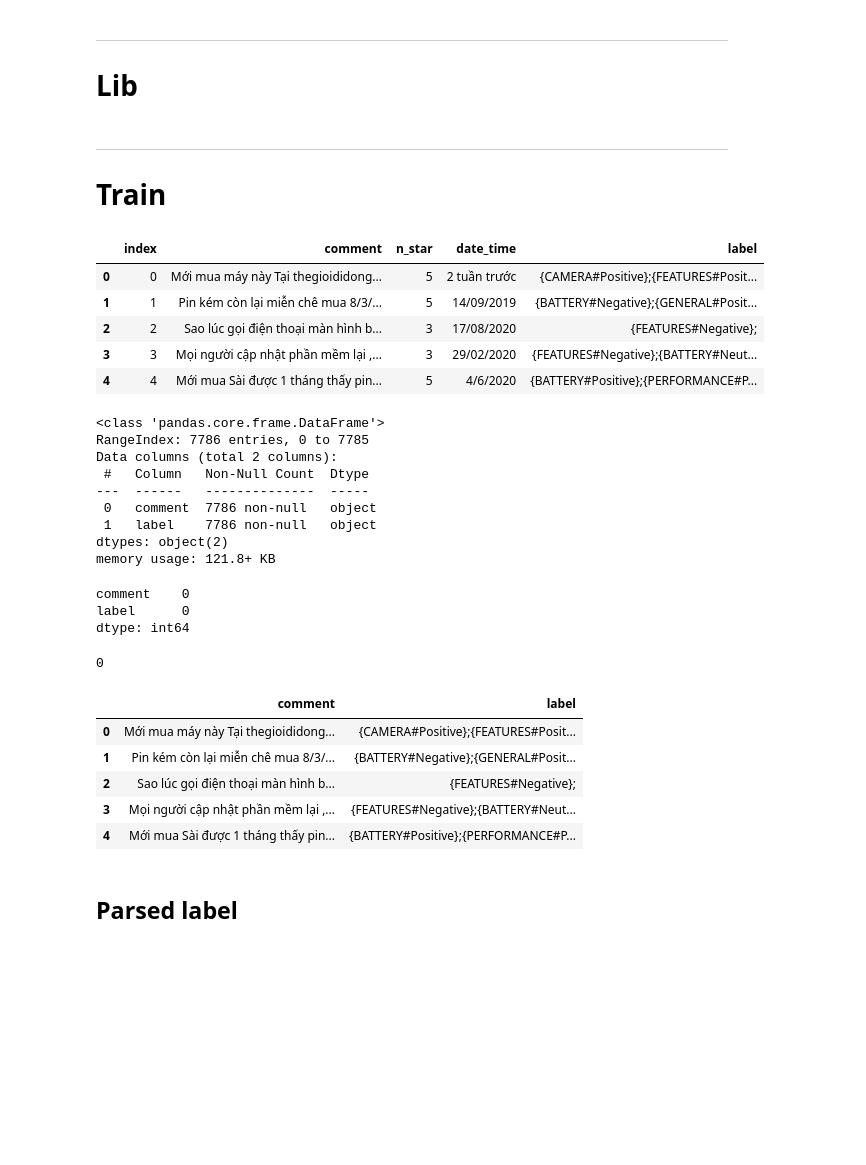
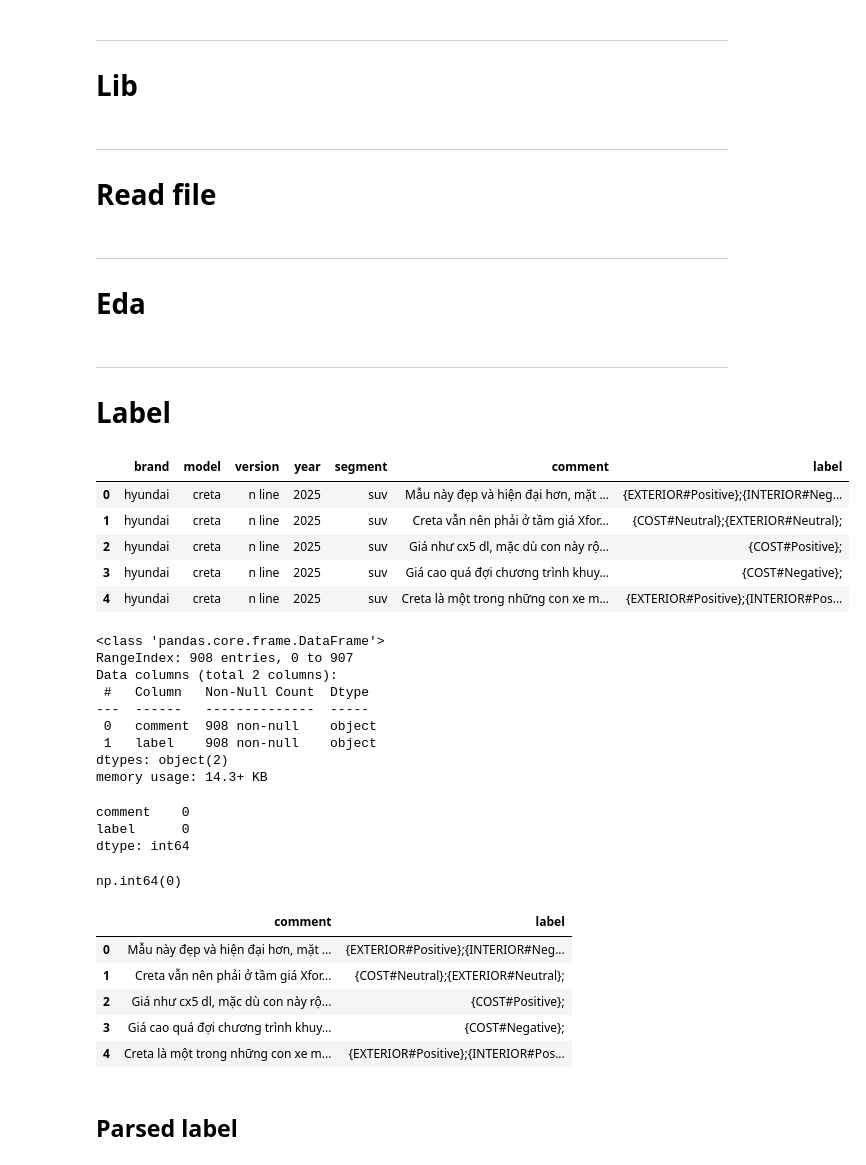
Before and after one commit to Avcuongy/nlp-project, a Jupyter notebook: notebooks/1_eda.ipynb, the cells around one changed output. Cells and saved outputs as stored; diff of their text form; code cells hidden in the pictures; blank space fills up the shorter version.

```diff
--- a/notebooks/1_eda.ipynb
+++ b/notebooks/1_eda.ipynb
@@ -15,7 +15,18 @@ import re
 from sklearn.preprocessing import MultiLabelBinarizer
 
 from utils.other import parse_label
+# %% [markdown]
+---
+
+# Read file
+# %%
+df = pd.read_csv("../data/raw/train.csv")
+df.columns = df.columns.str.strip().str.lower().str.replace(' ', '_')
+# %% [markdown]
+---
+
+# Eda
 # %% [markdown]
 ---
 
-# Train
+# Label
@@ -25,10 +33,10 @@ df_train.columns = df_train.columns.str.strip().str.lower().str.replace(' ', '_'
 # %%
-df_train.head()
+df.head()
 # %% [output]
-|  | index | comment | n_star | date_time | label |
-| 0 | 0 | Mới mua máy này Tại thegioididong... | 5 | 2 tuần trước | {CAMERA#Positive};{FEATURES#Posit... |
-| 1 | 1 | Pin kém còn lại miễn chê mua 8/3/... | 5 | 14/09/2019 | {BATTERY#Negative};{GENERAL#Posit... |
-| 2 | 2 | Sao lúc gọi điện thoại màn hình b... | 3 | 17/08/2020 | {FEATURES#Negative}; |
-| 3 | 3 | Mọi người cập nhật phần mềm lại ,... | 3 | 29/02/2020 | {FEATURES#Negative};{BATTERY#Neut... |
-| 4 | 4 | Mới mua Sài được 1 tháng thấy pin... | 5 | 4/6/2020 | {BATTERY#Positive};{PERFORMANCE#P... |
+|  | brand | model | version | year | segment | comment | label |
+| 0 | hyundai | creta | n line | 2025 | suv | Mẫu này đẹp và hiện đại hơn, mặt ... | {EXTERIOR#Positive};{INTERIOR#Neg... |
+| 1 | hyundai | creta | n line | 2025 | suv | Creta vẫn nên phải ở tầm giá Xfor... | {COST#Neutral};{EXTERIOR#Neutral}; |
+| 2 | hyundai | creta | n line | 2025 | suv | Giá như cx5 dl, mặc dù con này rộ... | {COST#Positive}; |
+| 3 | hyundai | creta | n line | 2025 | suv | Giá cao quá đợi chương trình khuy... | {COST#Negative}; |
+| 4 | hyundai | creta | n line | 2025 | suv | Creta là một trong những con xe m... | {EXTERIOR#Positive};{INTERIOR#Pos... |
 # %%
@@ -36,13 +44,13 @@ df_train.drop(columns=['index', 'n_star', 'date_time'], inplace=True)
 # %%
-df_train.info()
+df.info()
 # %% [output]
 <class 'pandas.core.frame.DataFrame'>
-RangeIndex: 7786 entries, 0 to 7785
+RangeIndex: 908 entries, 0 to 907
 Data columns (total 2 columns):
  #   Column   Non-Null Count  Dtype
 ---  ------   --------------  -----
- 0   comment  7786 non-null   object
- 1   label    7786 non-null   object
+ 0   comment  908 non-null    object
+ 1   label    908 non-null    object
 dtypes: object(2)
-memory usage: 121.8+ KB
+memory usage: 14.3+ KB
 # %%
@@ -52,18 +60,18 @@ comment    0
 label      0
 dtype: int64
 # %%
-df_train.duplicated().sum()
+df.duplicated().sum()
 # %% [output]
-0
+np.int64(0)
 # %%
-df_train.head()
+df.head()
 # %% [output]
 |  | comment | label |
-| 0 | Mới mua máy này Tại thegioididong... | {CAMERA#Positive};{FEATURES#Posit... |
-| 1 | Pin kém còn lại miễn chê mua 8/3/... | {BATTERY#Negative};{GENERAL#Posit... |
-| 2 | Sao lúc gọi điện thoại màn hình b... | {FEATURES#Negative}; |
-| 3 | Mọi người cập nhật phần mềm lại ,... | {FEATURES#Negative};{BATTERY#Neut... |
-| 4 | Mới mua Sài được 1 tháng thấy pin... | {BATTERY#Positive};{PERFORMANCE#P... |
+| 0 | Mẫu này đẹp và hiện đại hơn, mặt ... | {EXTERIOR#Positive};{INTERIOR#Neg... |
+| 1 | Creta vẫn nên phải ở tầm giá Xfor... | {COST#Neutral};{EXTERIOR#Neutral}; |
+| 2 | Giá như cx5 dl, mặc dù con này rộ... | {COST#Positive}; |
+| 3 | Giá cao quá đợi chương trình khuy... | {COST#Negative}; |
+| 4 | Creta là một trong những con xe m... | {EXTERIOR#Positive};{INTERIOR#Pos... |
 # %% [markdown]
 ## Parsed label
 # %%
```
Also changed, not shown: parts of 30 cells of this notebook, 9 other files.
